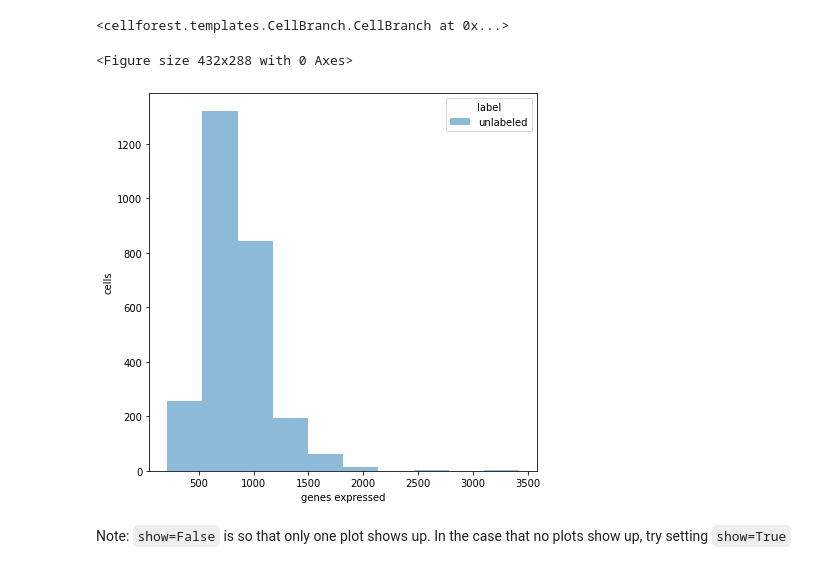
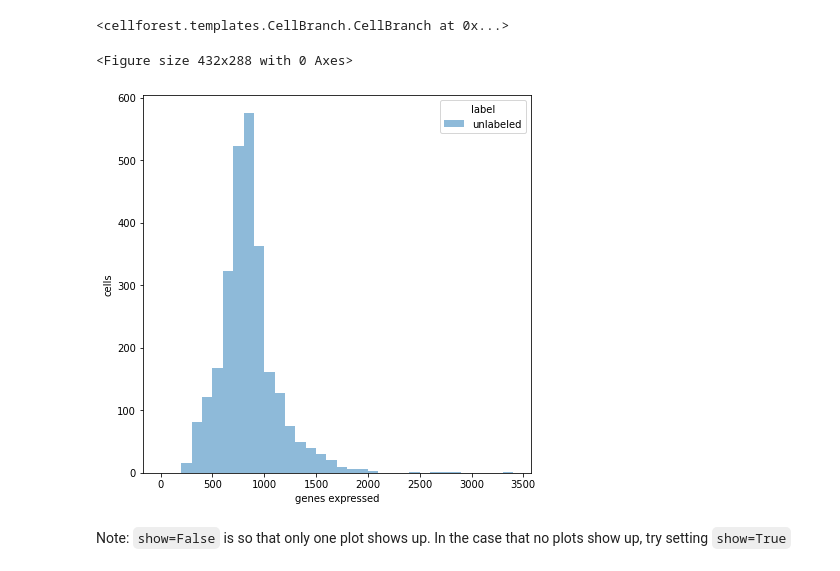
Before and after one commit to TheAustinator/cellforest, a Jupyter notebook: example_usage.ipynb, the cells around one changed output. Saved outputs shown, nothing was run; the diff lists cells and outputs as text; code cells hidden in the pictures.

```diff
--- a/example_usage.ipynb
+++ b/example_usage.ipynb
@@ -200,10 +203,10 @@ br.goto_process("markers")
 # %% [output]
 <cellforest.templates.CellBranch.CellBranch at 0x...>
 # %%
-br.plot.plot_genes_per_cell_hist(alpha=0.5, show=False);
+br.plot.plot_genes_per_cell_hist(alpha=0.5, show=False, bins=np.arange(0, 3500, 100));
 # %% [output]
 <Figure size 432x288 with 0 Axes>
-[figure, old version]
+[figure, new version]
 # %% [markdown]
 Note: `show=False` is so that only one plot shows up. In the case that no plots show up, try setting `show=True`
 # %% [markdown]
```
Also changed, not shown: parts of 16 cells of this notebook, 14 other files.
